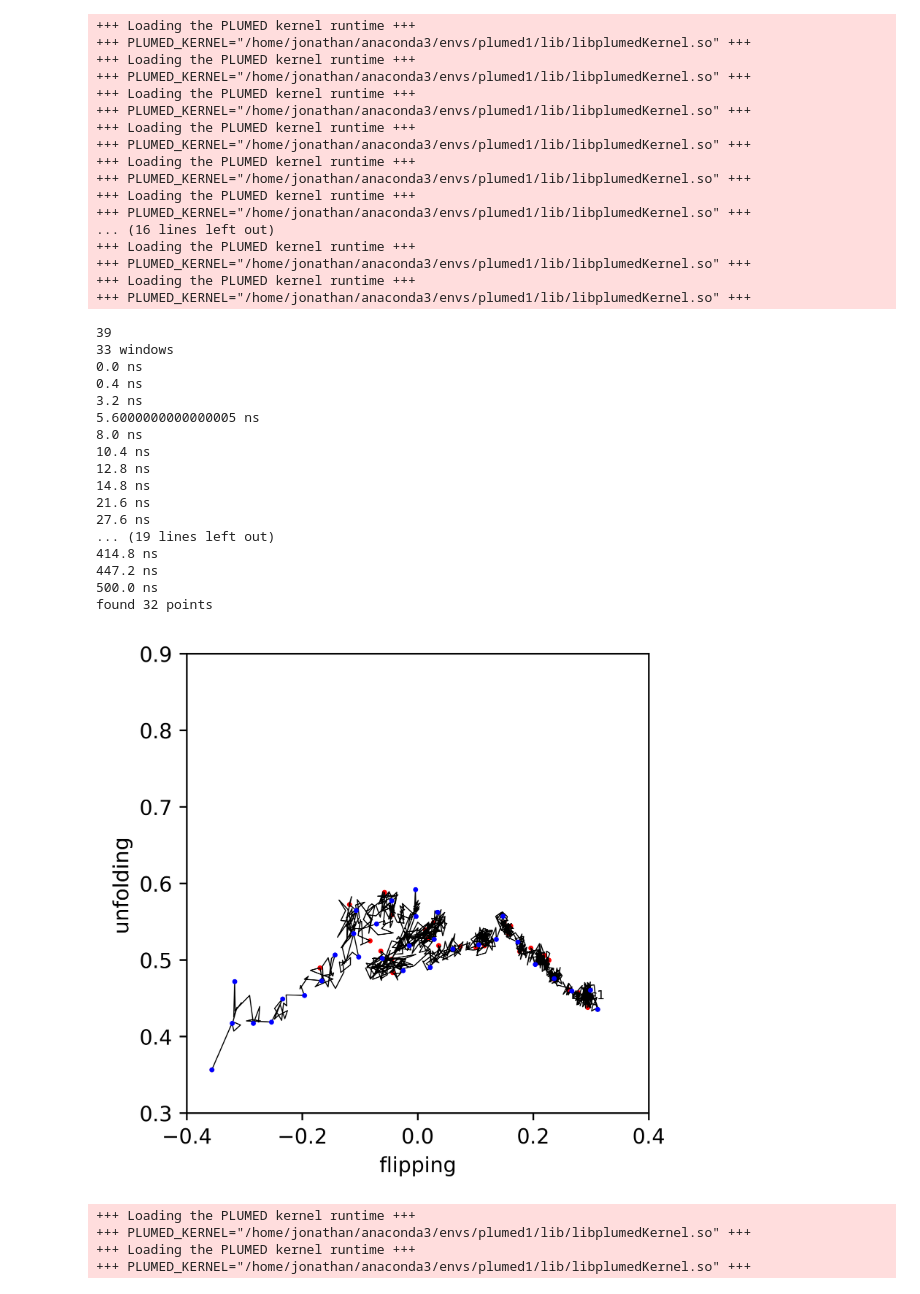
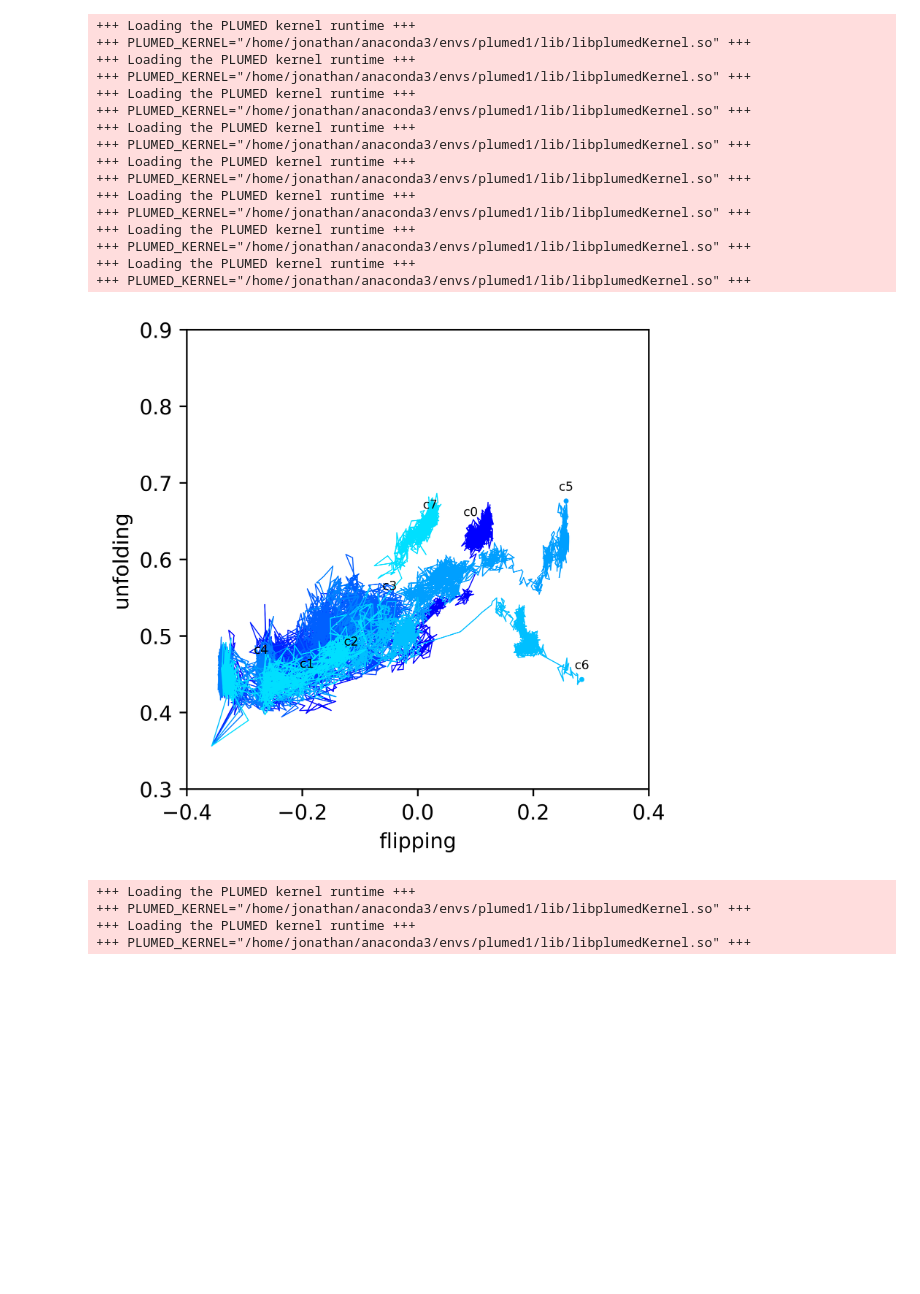
Before and after one commit to JonathanHB/aac1-nt-transport, a Jupyter notebook: metadynamics/run7/scripts/1d_analysis.ipynb, the cells around one changed output. Cells and saved outputs as stored; diff of their text form; code cells hidden in the pictures; blank space fills up the shorter version.

```diff
--- a/metadynamics/run7/scripts/1d_analysis.ipynb
+++ b/metadynamics/run7/scripts/1d_analysis.ipynb
@@ -10,10 +10,10 @@ plt.figure(figsize=(4,4),dpi=600)
 test_state = "c"
 test_walker = -5
 
-run_num = 4
+run_num = 7
 
 nwalkers = 8
-for init_state in ["c","m"]:
+for init_state in ["c"]:#,"m"]:
     for walker in range(nwalkers):
         if init_state == "c":
             infile = f"/home/jonathan/Documents/grabelab/aac1-nt-transport/metadynamics/run{run_num}/run_{init_state}/COLVAR.{walker}"
@@ -40,7 +40,7 @@ for init_state in ["c","m"]:
 plt.xlabel("time (ns)")
 plt.ylabel("RMSD to M state - RMSD to C state (nm)")
 
-plt.xlim(0, 500)
+#plt.xlim(0, 500)
 plt.ylim(-0.37,0.37)
 plt.show()
 # %% [output]
@@ -66,11 +65,11 @@ plt.show()
 plt.figure(figsize=(4,4),dpi=600)
 
 test_state = "c"
-test_walker = 1
+test_walker = -1
 # run_num = 4
 
 nwalkers = 8
-for init_state in ["c","m"]:
+for init_state in ["c"]:#,"m"]:
     for walker in range(nwalkers):
         if init_state == "c":
             infile = f"/home/jonathan/Documents/grabelab/aac1-nt-transport/metadynamics/run{run_num}/run_{init_state}/COLVAR.{walker}"
@@ -91,16 +90,17 @@ for init_state in ["c","m"]:
             color = (0,0,0)
         elif init_state == "c":
             color = (0,walker/nwalkers,1)
-            continue
+            #continue
         elif init_state == "m":
             color = (1,walker/nwalkers,0)
-            continue
+            #continue
 
         plt.plot(delta, sigma, color = color, linewidth=0.5)
 
         plt.scatter(delta[-1], sigma[-1], color = color, s=2)
         plt.annotate(f"{init_state}{walker}", (delta[-1], sigma[-1]), textcoords="offset points", xytext=(0,5), ha='center', fontsize=6)
 
+        continue
 
         #mark regular intervals along trajectory
         window_freq = len(list(colvar.pc_f1b))//32
@@ -138,52 +138,34 @@ for init_state in ["c","m"]:
                 coords.append((d,s))
 
         print(f"found {len(coords)} points")
         plt.scatter([c[0] for c in coords], [c[1] for c in coords], color = "blue", s=2, zorder = 10000)
 
 
 
 plt.xlabel("flipping")
 plt.ylabel("unfolding")
 
 plt.xlim(-0.4, 0.4)
 plt.ylim(0.3, 0.9)
 plt.show()
 # %% [output]
 +++ Loading the PLUMED kernel runtime +++
 +++ PLUMED_KERNEL="/home/jonathan/anaconda3/envs/plumed1/lib/libplumedKernel.so" +++
 +++ Loading the PLUMED kernel runtime +++
 +++ PLUMED_KERNEL="/home/jonathan/anaconda3/envs/plumed1/lib/libplumedKernel.so" +++
 +++ Loading the PLUMED kernel runtime +++
 +++ PLUMED_KERNEL="/home/jonathan/anaconda3/envs/plumed1/lib/libplumedKernel.so" +++
 +++ Loading the PLUMED kernel runtime +++
 +++ PLUMED_KERNEL="/home/jonathan/anaconda3/envs/plumed1/lib/libplumedKernel.so" +++
 +++ Loading the PLUMED kernel runtime +++
 +++ PLUMED_KERNEL="/home/jonathan/anaconda3/envs/plumed1/lib/libplumedKernel.so" +++
 +++ Loading the PLUMED kernel runtime +++
 +++ PLUMED_KERNEL="/home/jonathan/anaconda3/envs/plumed1/lib/libplumedKernel.so" +++
-... (16 lines left out)
 +++ Loading the PLUMED kernel runtime +++
 +++ PLUMED_KERNEL="/home/jonathan/anaconda3/envs/plumed1/lib/libplumedKernel.so" +++
 +++ Loading the PLUMED kernel runtime +++
 +++ PLUMED_KERNEL="/home/jonathan/anaconda3/envs/plumed1/lib/libplumedKernel.so" +++
-39
-33 windows
-0.0 ns
-0.4 ns
-3.2 ns
-5.6000000000000005 ns
-8.0 ns
-10.4 ns
-12.8 ns
-14.8 ns
-21.6 ns
-27.6 ns
-... (19 lines left out)
-414.8 ns
-447.2 ns
-500.0 ns
-found 32 points
-[figure, old version]
+[figure, new version]
 # %%
 runnum=4
 date="012126"
```
Also changed, not shown: parts of 2 cells of this notebook, 38 other files.
